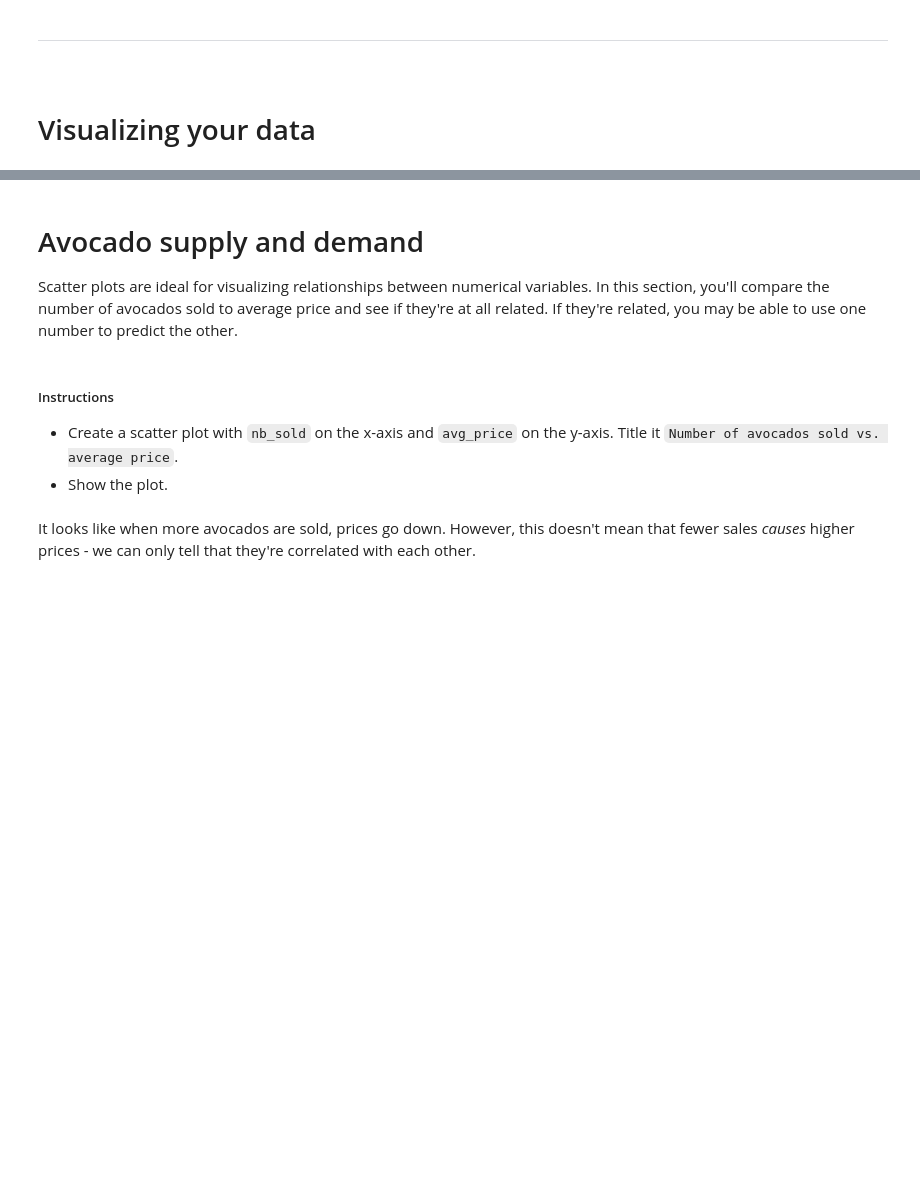
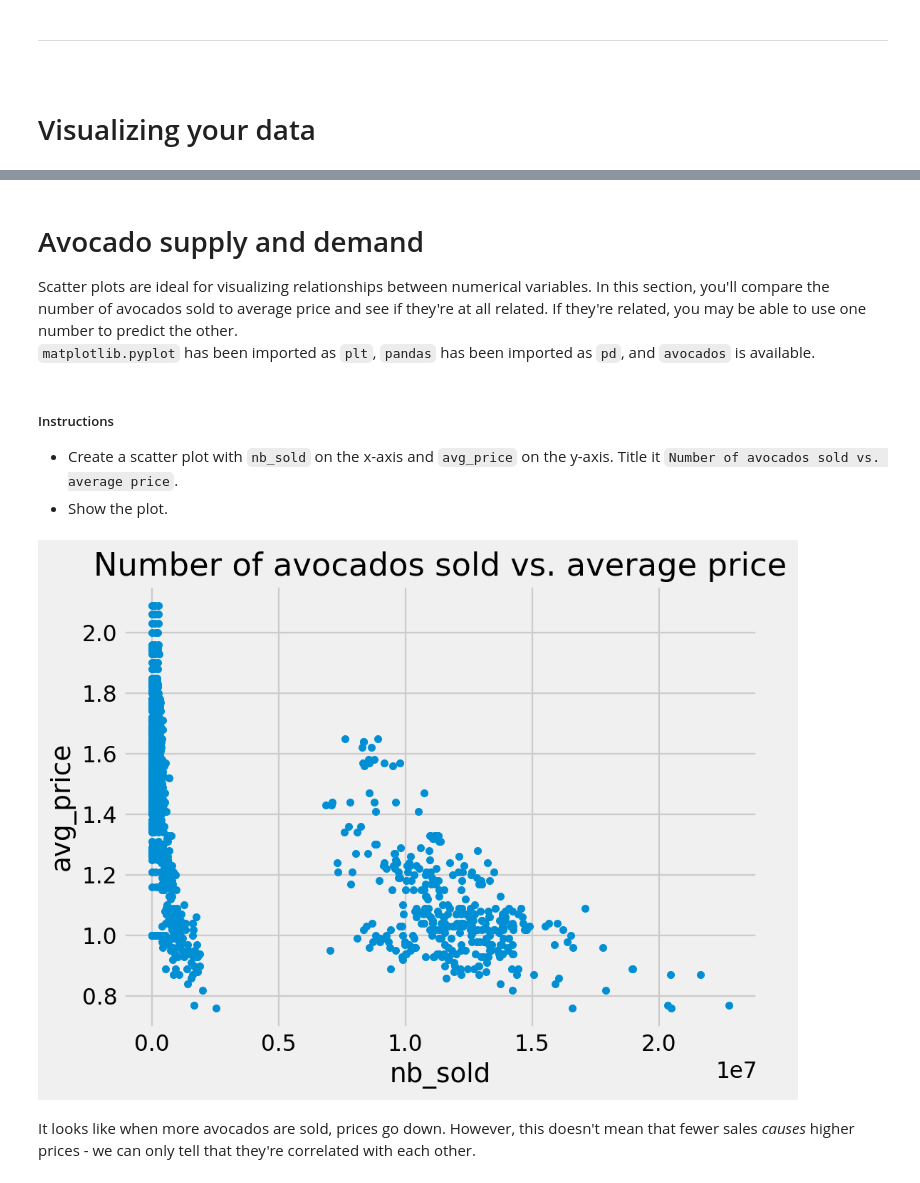
Before and after one commit to code-centric/DataCamp, a Jupyter notebook: Data_Scientist_Python/data_manipulation_pandas/04_creating_visualizing_dataframes.ipynb, the cells around one changed output, grey strips where cells are left out. Drawn from its saved outputs; the diff is of its cells as text; code cells hidden in the pictures; blank space fills up the shorter version.

```diff
--- a/Data_Scientist_Python/data_manipulation_pandas/04_creating_visualizing_dataframes.ipynb
+++ b/Data_Scientist_Python/data_manipulation_pandas/04_creating_visualizing_dataframes.ipynb
@@ -68,6 +101,8 @@ plt.show()
 # %% [markdown]
 # Avocado supply and demand
 Scatter plots are ideal for visualizing relationships between numerical variables. In this section, you'll compare the number of avocados sold to average price and see if they're at all related. If they're related, you may be able to use one number to predict the other.
+<br>
+`matplotlib.pyplot` has been imported as `plt`, `pandas` has been imported as `pd`, and `avocados` is available.
 <br>
 <br>
 ##### Instructions
@@ -75,10 +110,15 @@ Scatter plots are ideal for visualizing relationships between numerical variable
 - Show the plot.
 # %%
 # Scatter plot of avg_price vs. nb_sold with title
-avocados.plot(x='nb_sold', y='avg_price', kind='scatter', title='Number of avocados sold vs. average price')
+avocados.plot(x='nb_sold',
+              y='avg_price',
+              kind='scatter',
+              title='Number of avocados sold vs. average price')
 
 # Show the plot
 plt.show()
+# %% [output]
+[figure, added]
 # %% [markdown]
 It looks like when more avocados are sold, prices go down. However, this doesn't mean that fewer sales _causes_ higher prices - we can only tell that they're correlated with each other.
 # %% [markdown]
```
Also changed, not shown: parts of 23 cells of this notebook, 17 other files.
